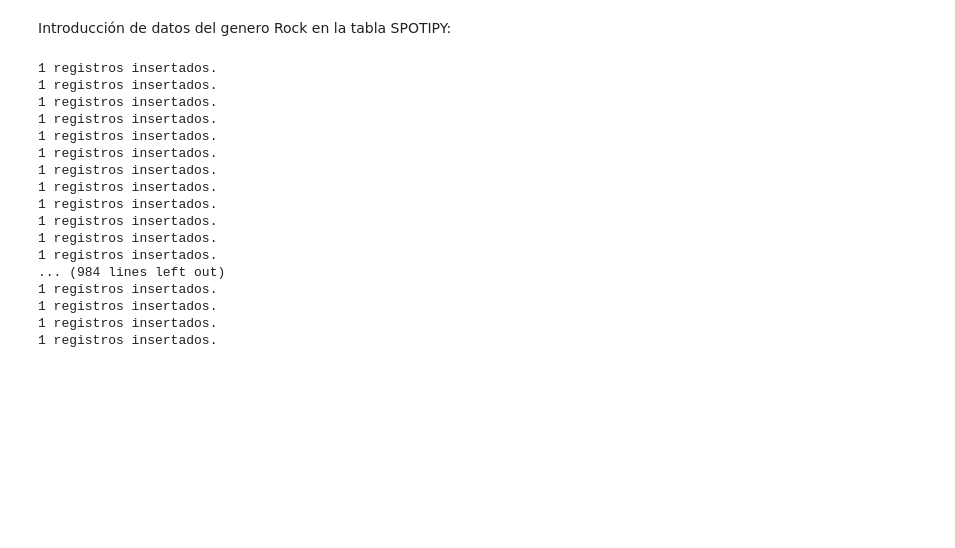
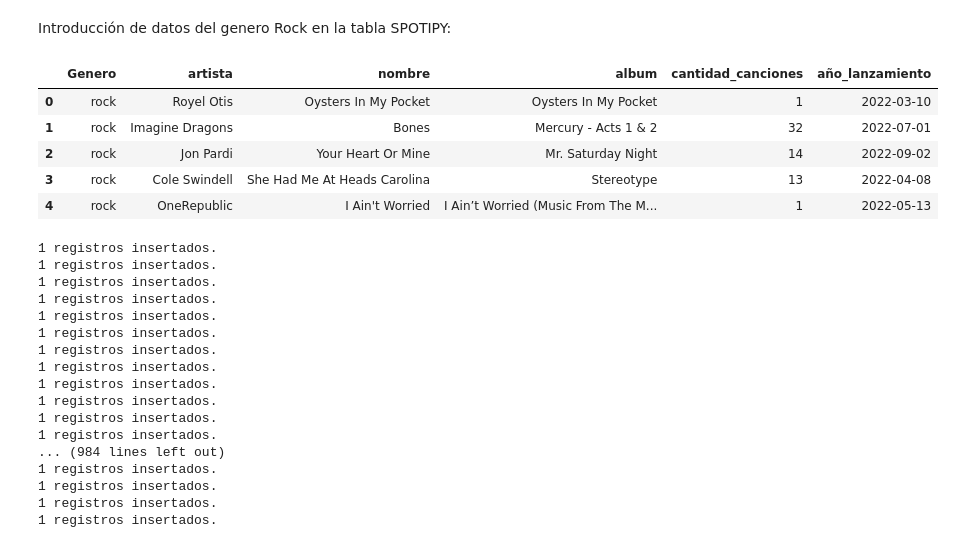
Before and after one commit to mtoledo-rgb/proyecto_spoty-api, a Jupyter notebook: Notebooks/BBDD_python_sql_VF.ipynb, the cells around one changed output. Cells and saved outputs as stored; diff of their text form; code cells hidden in the pictures; blank space fills up the shorter version.

```diff
--- a/Notebooks/BBDD_python_sql_VF.ipynb
+++ b/Notebooks/BBDD_python_sql_VF.ipynb
@@ -219,6 +240,15 @@ Introducción de datos del genero Rock en la tabla SPOTIPY:
 # Camino de donde esta el archivo csv para abrirlo como Dataframe
 
 rock_spotipy = pd.read_csv ("../Data/dataframe_rock.csv", index_col=0)
+# %%
+rock_spotipy.head()
+# %% [output]
+|  | Genero | artista | nombre | album | cantidad_canciones | año_lanzamiento |
+| 0 | rock | Royel Otis | Oysters In My Pocket | Oysters In My Pocket | 1 | 2022-03-10 |
+| 1 | rock | Imagine Dragons | Bones | Mercury - Acts 1 & 2 | 32 | 2022-07-01 |
+| 2 | rock | Jon Pardi | Your Heart Or Mine | Mr. Saturday Night | 14 | 2022-09-02 |
+| 3 | rock | Cole Swindell | She Had Me At Heads Carolina | Stereotype | 13 | 2022-04-08 |
+| 4 | rock | OneRepublic | I Ain't Worried | I Ain’t Worried (Music From The M... | 1 | 2022-05-13 |
 # %%
 # Insertar la columna 'genero' para poder identificar estos datos en la tabla
 
```
Also changed, not shown: parts of 8 cells of this notebook.
